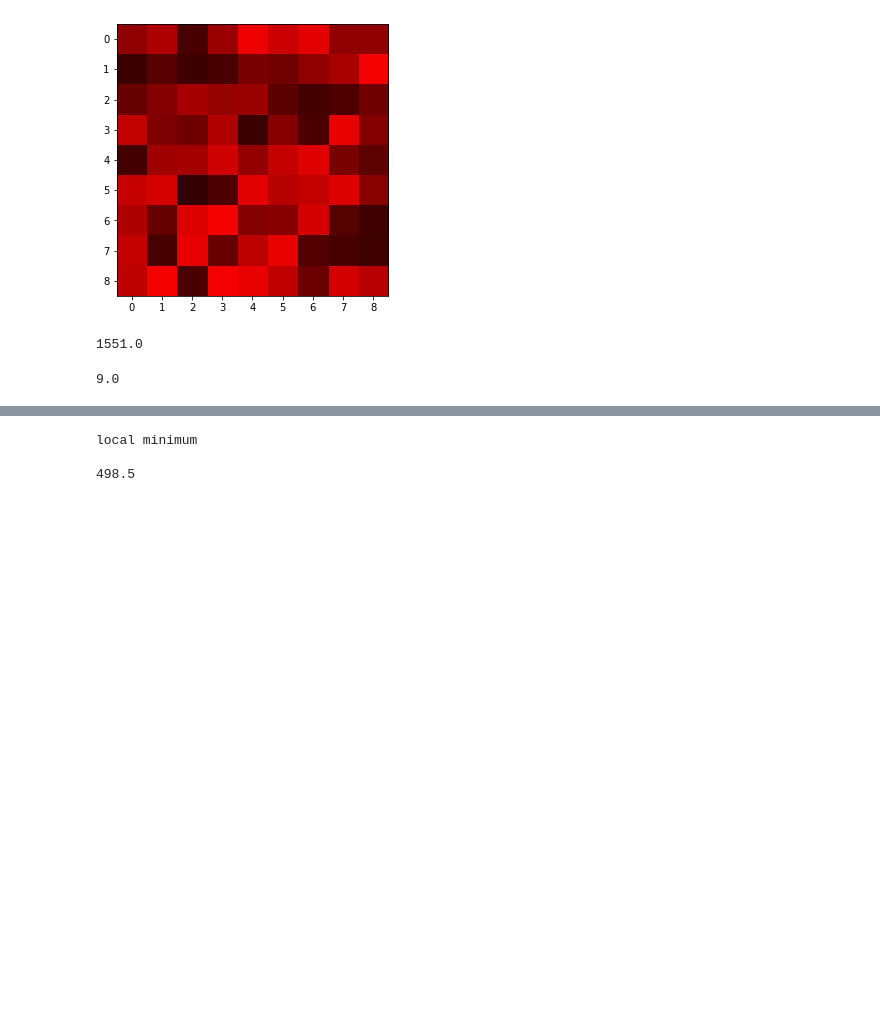
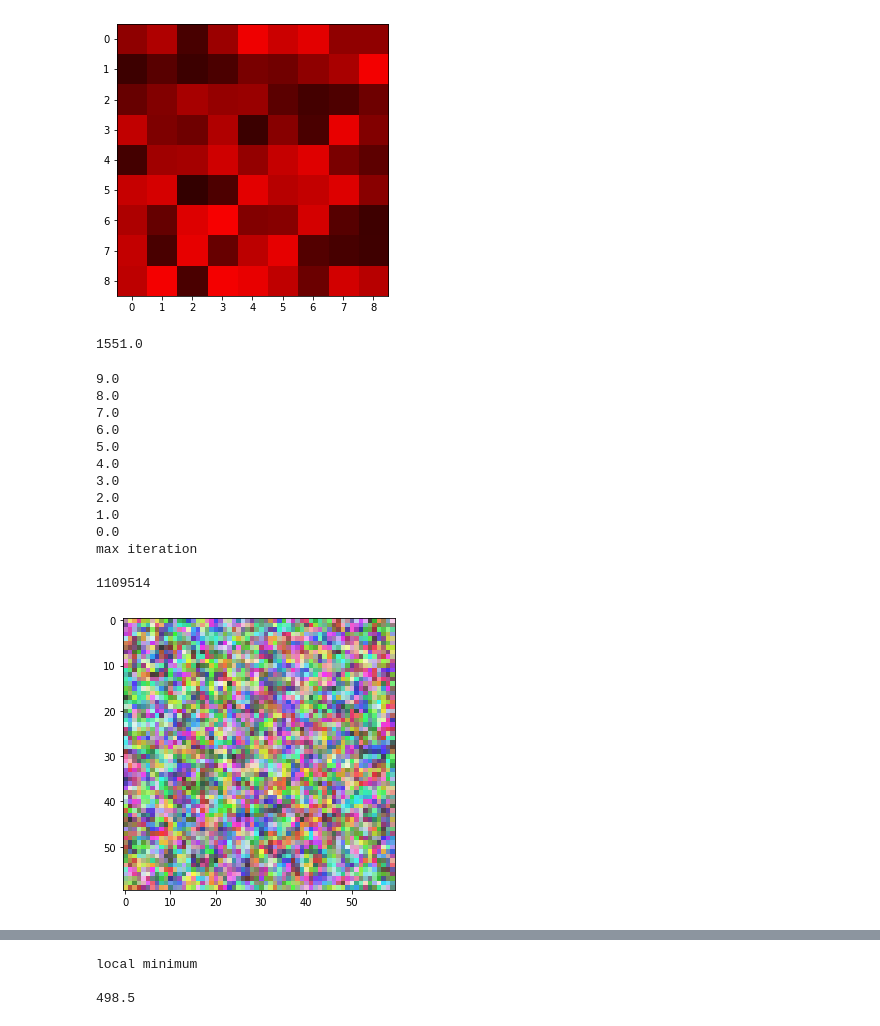
Before and after one commit to Lucaserf/CVlocalSearch, a Jupyter notebook: CVlocalSearch.ipynb, the cells around one changed output, grey strips where cells are left out. Saved outputs shown, nothing was run; the diff lists cells and outputs as text; code cells hidden in the pictures; blank space fills up the shorter version.

```diff
--- a/CVlocalSearch.ipynb
+++ b/CVlocalSearch.ipynb
@@ -205,8 +216,10 @@ def exchange(image,coordinates):
 def hill_climbing_k_exchange(max_iterations,good_value,neighbour_dimension,k,image):
     #video generation
     fourcc = cv2.VideoWriter_fourcc(*'DIVX')
-    # N.B. we need to specify the correct width and height of the frames otherwise we will not be able to reproduce the video
-    out = cv2.VideoWriter('output.avi', fourcc, 24, (image_dim,image_dim))
+#     # N.B. we need to specify the correct width and height of the frames otherwise we will not be able to reproduce the video
+#     out = cv2.VideoWriter('output.avi', fourcc, 24, (image_dim,image_dim))
+    #fourcc = cv2.VideoWriter_fourcc(*'FFV1')
+    out = cv2.VideoWriter('out.avi',fourcc, 24, (image_dim,image_dim))
     i = 0
     stop = False
     best = fitness(image)
@@ -215,8 +228,11 @@ def hill_climbing_k_exchange(max_iterations,good_value,neighbour_dimension,k,ima
         for j in range(neighbour_dimension):
             stop = True
             image = np.copy(best_image)
-            k_exchange(k,image)
-            candidate = fitness(image)
+            moves = k_exchange(k,image_dim)
+            dfitness = 0
+            for move in moves:
+                dfitness += exchange(image,move)
+            candidate = best+dfitness
             i+=1
             if not i%(max_iterations/10):
                 print(10-i/max_iterations*10,sep = ' ')
@@ -284,13 +302,26 @@ def hill_climbing_manhattan(max_iterations,good_value,distance,image):
     plt.show()
     return best_image
 # %%
-max_iterations = 30000
+max_iterations = 100000
 good_value = 100
 k = 5
-neighbourhood = 5000
+neighbourhood = int(max_iterations/10)
 best_image = hill_climbing_k_exchange(max_iterations,good_value,neighbourhood,k,random_colored_image)
 # %% [output]
 9.0
+8.0
+7.0
+6.0
+5.0
+4.0
+3.0
+2.0
+1.0
+0.0
+max iteration
+
+1109514
+[figure, added]
 # %%
 max_iterations = 10000
 good_value = 100
```
Also changed, not shown: parts of 8 cells of this notebook, 2 other files.
